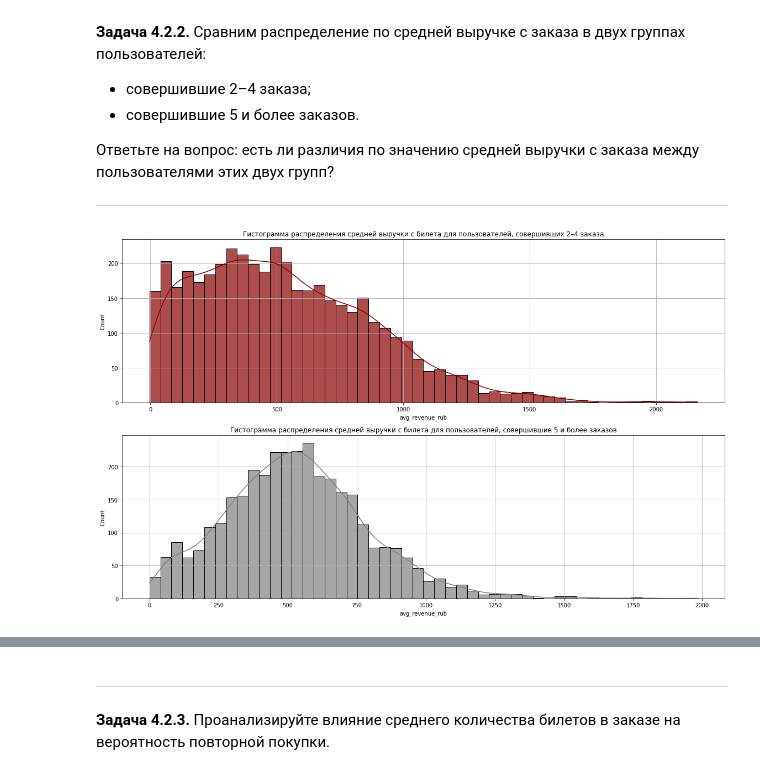
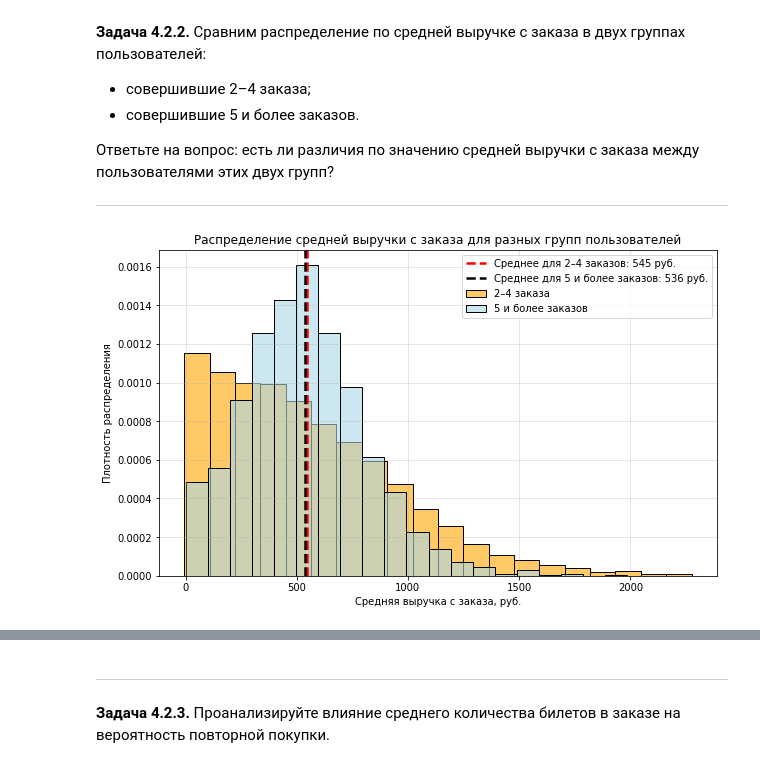
Before and after one commit to PutilEl/Yandex_afisha_user_behavior, a Jupyter notebook: Yandex_afisha_user_behavior.ipynb, the cells around one changed output, grey strips where cells are left out. Cells and saved outputs as stored; diff of their text form; code cells hidden in the pictures.

```diff
--- a/Yandex_afisha_user_behavior.ipynb
+++ b/Yandex_afisha_user_behavior.ipynb
@@ -445,11 +478,11 @@ dtype: float64
 cat_columns_orders = ['device_type_canonical', 'currency_code', 'service_name', 'event_type_main', 'region_name', 'city_name']
 
 for col in cat_columns_orders:
-    df[col] = df[col].str.lower()  # Приводим все значения столбца к нижнему регистру
     print(f'Колонка: {col}')
-    print(f'Уникальных значений: {df[col].nunique()}')
+    print(f'Количество уникальных значений: {df[col].nunique()}')
+    print(f'Уникальные значения: {df[col].sort_values().unique()}\n')
     print('Распределение значений:')
-    print(f'{df[col].value_counts(normalize=True, dropna=False)}')
+    print(f'{df[col].value_counts(normalize = True, dropna = False)}')
     print(f'Пропусков: {df[col].isna().sum()}\n')
 # %% [output]
 Колонка: device_type_canonical
@@ -1056,6 +1127,6 @@ print(f'- среднее количество билетов: {tickets_count_mea
 # %%
-# Фильтруем выбросы
-filtered_user_profile = user_profile[(user_profile['total_orders'] <= total_orders_threshold) & (user_profile['avg_tickets_count'] <= tickets_count_mean_threshold)]
+# Фильтруем выбросы по количеству заказов
+filtered_user_profile = user_profile[user_profile['total_orders'] <= total_orders_threshold]
 # %%
 # Проверяем размеры
 print(f'Исходное количество записей: {len(user_profile)}')
@@ -1848,27 +2081,32 @@ Name: avg_revenue_rub, dtype: float64
 Ответьте на вопрос: есть ли различия по значению средней выручки с заказа между пользователями этих двух групп?
 
 ---
+# %%
+# Фильтрация пользователей, совершивших 2–4 заказа
+two_four_order_users = filtered_user_profile[(filtered_user_profile['total_orders'] >= 2) & (filtered_user_profile['total_orders'] < 5)]
+
+# Фильтрация вернувшихся пользователей, совершившие 5 и более заказов
+more_five_orders_users = filtered_user_profile[filtered_user_profile['is_five'] == True]
+
+# Извлекаем среднюю выручку
+two_four_revenue = two_four_order_users['avg_revenue_rub']
+more_five_revenue = more_five_orders_users['avg_revenue_rub']
 # %%
-# Фильтрация пользователей, совершивших 2–4 заказа
-two_four_order_users = filtered_user_profile[(filtered_user_profile['is_two'] == True) & (filtered_user_profile['is_five'] == False)]
+# Строим гистограммы
+plt.figure(figsize=(10, 6))
+sns.histplot(two_four_revenue, color='orange', bins=20, label='2–4 заказа', kde=False, alpha=0.6, stat='density', edgecolor='black')
+sns.histplot(more_five_revenue, color='lightblue', bins=20, label='5 и более заказов', kde=False, alpha=0.6, stat='density', edgecolor='black')
 
-# Фильтрация вернувшихся пользователей, совершившие 5 и более заказов
-more_five_orders_users = filtered_user_profile[filtered_user_profile['is_five'] == True]
+# Добавляем средние линии
+plt.axvline(two_four_revenue.mean(), color='red', linestyle='--', linewidth=2.5, label=f'Среднее для 2–4 заказов: {two_four_revenue.mean():.0f} руб.')
+plt.axvline(more_five_revenue.mean(), color='black', linestyle='--', linewidth=2.5, label=f'Среднее для 5 и более заказов: {more_five_revenue.mean():.0f} руб.')
 
-# Гистограммы
-fig, axes = plt.subplots(2, 1, figsize=(16, 10))
-
-# Гистограмма для пользователей, совершивших один заказ
-sns.histplot(two_four_order_users['avg_revenue_rub'], bins=50, alpha=0.7, kde=True, ax=axes[0], color='darkred')
-axes[0].set_title('Гистограмма распределения средней выручки с билета для пользователей, совершивших 2–4 заказа')
-axes[0].grid()
-
-# Гистограмма для вернувшихся пользователей
-sns.histplot(more_five_orders_users['avg_revenue_rub'], bins=50, alpha=0.7, kde=True, ax=axes[1], color='gray')
-axes[1].set_title('Гистограмма распределения средней выручки с билета для пользователей, совершившие 5 и более заказов')
-axes[1].grid()
-
-plt.tight_layout()
+# Оформляем график
+plt.title('Распределение средней выручки с заказа для разных групп пользователей')
+plt.xlabel('Средняя выручка с заказа, руб.')
+plt.ylabel('Плотность распределения')
+plt.legend()
+plt.grid(alpha=0.4)
 plt.show()
 # %% [output]
-[figure, old version]
+[figure, new version]
```
Also changed, not shown: parts of 156 cells of this notebook.
